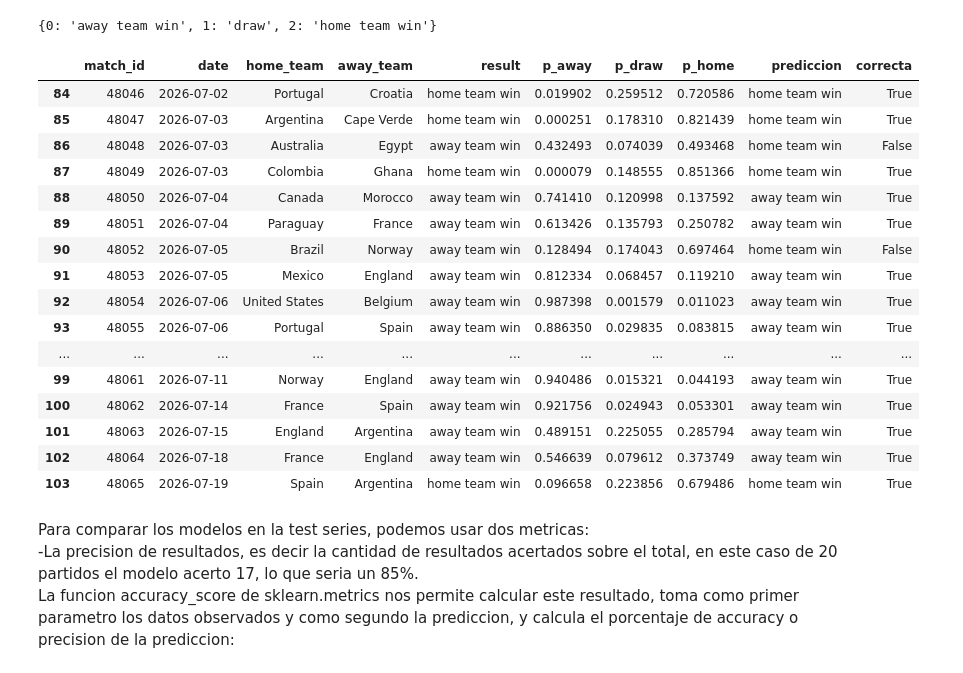
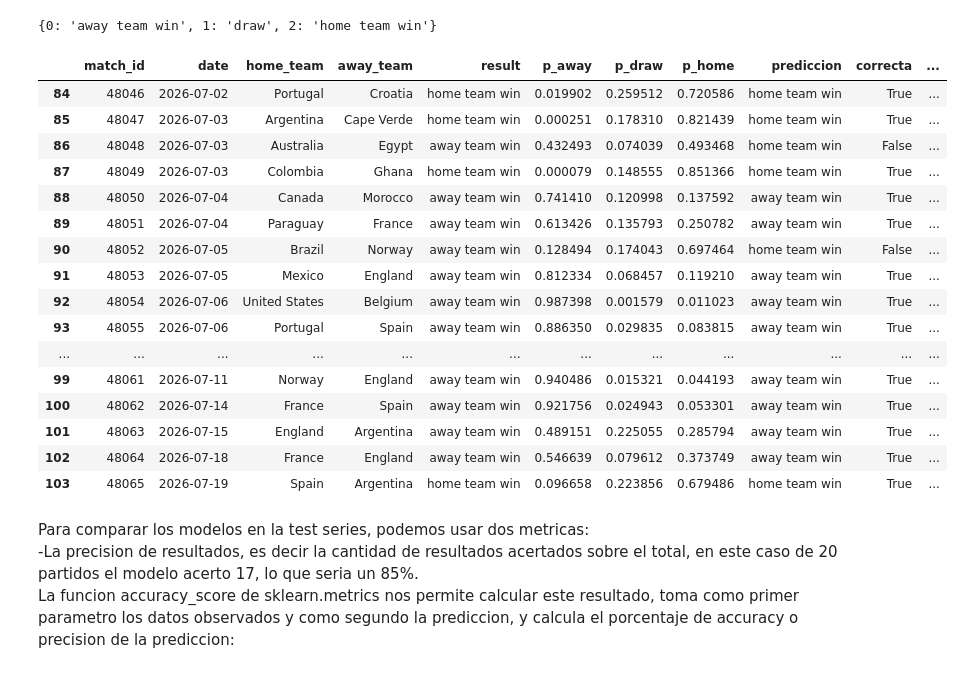
Before and after one commit to maximomilano9/Base-de-datos-de-partidos-de-futbol-masculino-21-a-nivel-selecciones-y-mundiales, a Jupyter notebook: notebooks/MachineLearning_1.ipynb, the cells around one changed output. Drawn from its saved outputs; the diff is of its cells as text; code cells hidden in the pictures.

Commit message:
Ajustes a notebook de ML, aniadiendo plots para entender mejor, comparando modelos

```diff
--- a/notebooks/MachineLearning_1.ipynb
+++ b/notebooks/MachineLearning_1.ipynb
@@ -35,5 +35,5 @@ Quedemonos con Norway-England (Noruega - Inglaterra) en cuartos de final. Obteng
 # %%
-partido = wcm[wcm["match_id"] == 48061]
+partido = wcm[wcm["match_id"] == 48065]
 partido
 # %% [output]
 |  | match_id | date | home_team | home_team_id | away_team | away_team_id | round | home_score | away_score | ... |
@@ -1208,42 +1205,59 @@ resultado_M5a.model._ynames_map
 # %% [output]
 {0: 'away team win', 1: 'draw', 2: 'home team win'}
 # %%
-predicciones_M5a = test_series[
-    ["match_id", "date", "home_team", "away_team", "result"]
-].copy()
+def obtener_predicciones(modelo, probabilidades, test):
+    predicciones = test[
+        ["match_id", "date", "home_team", "away_team", "result"]
+    ].copy()
 
-predicciones_M5a["p_away"] = probabilidades_M5a[0].values
-predicciones_M5a["p_draw"] = probabilidades_M5a[1].values
-predicciones_M5a["p_home"] = probabilidades_M5a[2].values
+    predicciones["p_away"] = probabilidades[0].values
+    predicciones["p_draw"] = probabilidades[1].values
+    predicciones["p_home"] = probabilidades[2].values
 
-predicciones_M5a["prediccion"] = (
-    probabilidades_M5a.idxmax(axis=1)
-    .map(resultado_M5a.model._ynames_map)
-    .values
-)
+    # Predicción de cada modelo
+    predicciones["prediccion"] = (
+        probabilidades.idxmax(axis=1)
+        .map(modelo.model._ynames_map)
+        .values
+    )
 
-predicciones_M5a["correcta"] = (
-    predicciones_M5a["prediccion"]
-    == predicciones_M5a["result"]
-)
+    # Acierto de la predicción
+    predicciones["correcta"] = (
+        predicciones["prediccion"] == predicciones["result"]
+    )
 
-display(predicciones_M5a)
+    # Probabilidad asignada al resultado real
+    columna_resultado = {
+        "away team win": "p_away",
+        "draw": "p_draw",
+        "home team win": "p_home"
+    }
+
+    predicciones["p_real"] = [
+        predicciones.iloc[i][columna_resultado[resultado]]
+        for i, resultado in enumerate(predicciones["result"])
+    ]
+
+
+    return predicciones
+predicciones_M5a = obtener_predicciones(resultado_M5a, probabilidades_M5a, test_series)
+predicciones_M5a
 # %% [output]
-|  | match_id | date | home_team | away_team | result | p_away | p_draw | p_home | prediccion | correcta |
-| 84 | 48046 | 2026-07-02 | Portugal | Croatia | home team win | 0.019902 | 0.259512 | 0.720586 | home team win | True |
-| 85 | 48047 | 2026-07-03 | Argentina | Cape Verde | home team win | 0.000251 | 0.178310 | 0.821439 | home team win | True |
-| 86 | 48048 | 2026-07-03 | Australia | Egypt | away team win | 0.432493 | 0.074039 | 0.493468 | home team win | False |
-| 87 | 48049 | 2026-07-03 | Colombia | Ghana | home team win | 0.000079 | 0.148555 | 0.851366 | home team win | True |
-| 88 | 48050 | 2026-07-04 | Canada | Morocco | away team win | 0.741410 | 0.120998 | 0.137592 | away team win | True |
-| 89 | 48051 | 2026-07-04 | Paraguay | France | away team win | 0.613426 | 0.135793 | 0.250782 | away team win | True |
-| 90 | 48052 | 2026-07-05 | Brazil | Norway | away team win | 0.128494 | 0.174043 | 0.697464 | home team win | False |
-| 91 | 48053 | 2026-07-05 | Mexico | England | away team win | 0.812334 | 0.068457 | 0.119210 | away team win | True |
-| 92 | 48054 | 2026-07-06 | United States | Belgium | away team win | 0.987398 | 0.001579 | 0.011023 | away team win | True |
-| 93 | 48055 | 2026-07-06 | Portugal | Spain | away team win | 0.886350 | 0.029835 | 0.083815 | away team win | True |
-| ... | ... | ... | ... | ... | ... | ... | ... | ... | ... | ... |
-| 99 | 48061 | 2026-07-11 | Norway | England | away team win | 0.940486 | 0.015321 | 0.044193 | away team win | True |
-| 100 | 48062 | 2026-07-14 | France | Spain | away team win | 0.921756 | 0.024943 | 0.053301 | away team win | True |
-| 101 | 48063 | 2026-07-15 | England | Argentina | away team win | 0.489151 | 0.225055 | 0.285794 | away team win | True |
-| 102 | 48064 | 2026-07-18 | France | England | away team win | 0.546639 | 0.079612 | 0.373749 | away team win | True |
-| 103 | 48065 | 2026-07-19 | Spain | Argentina | home team win | 0.096658 | 0.223856 | 0.679486 | home team win | True |
+|  | match_id | date | home_team | away_team | result | p_away | p_draw | p_home | prediccion | correcta | ... |
+| 84 | 48046 | 2026-07-02 | Portugal | Croatia | home team win | 0.019902 | 0.259512 | 0.720586 | home team win | True | ... |
+| 85 | 48047 | 2026-07-03 | Argentina | Cape Verde | home team win | 0.000251 | 0.178310 | 0.821439 | home team win | True | ... |
+| 86 | 48048 | 2026-07-03 | Australia | Egypt | away team win | 0.432493 | 0.074039 | 0.493468 | home team win | False | ... |
+| 87 | 48049 | 2026-07-03 | Colombia | Ghana | home team win | 0.000079 | 0.148555 | 0.851366 | home team win | True | ... |
+| 88 | 48050 | 2026-07-04 | Canada | Morocco | away team win | 0.741410 | 0.120998 | 0.137592 | away team win | True | ... |
+| 89 | 48051 | 2026-07-04 | Paraguay | France | away team win | 0.613426 | 0.135793 | 0.250782 | away team win | True | ... |
+| 90 | 48052 | 2026-07-05 | Brazil | Norway | away team win | 0.128494 | 0.174043 | 0.697464 | home team win | False | ... |
+| 91 | 48053 | 2026-07-05 | Mexico | England | away team win | 0.812334 | 0.068457 | 0.119210 | away team win | True | ... |
+| 92 | 48054 | 2026-07-06 | United States | Belgium | away team win | 0.987398 | 0.001579 | 0.011023 | away team win | True | ... |
+| 93 | 48055 | 2026-07-06 | Portugal | Spain | away team win | 0.886350 | 0.029835 | 0.083815 | away team win | True | ... |
+| ... | ... | ... | ... | ... | ... | ... | ... | ... | ... | ... | ... |
+| 99 | 48061 | 2026-07-11 | Norway | England | away team win | 0.940486 | 0.015321 | 0.044193 | away team win | True | ... |
+| 100 | 48062 | 2026-07-14 | France | Spain | away team win | 0.921756 | 0.024943 | 0.053301 | away team win | True | ... |
+| 101 | 48063 | 2026-07-15 | England | Argentina | away team win | 0.489151 | 0.225055 | 0.285794 | away team win | True | ... |
+| 102 | 48064 | 2026-07-18 | France | England | away team win | 0.546639 | 0.079612 | 0.373749 | away team win | True | ... |
+| 103 | 48065 | 2026-07-19 | Spain | Argentina | home team win | 0.096658 | 0.223856 | 0.679486 | home team win | True | ... |
 # %%
```
Also changed, not shown: parts of 35 cells of this notebook, 2 other files.
